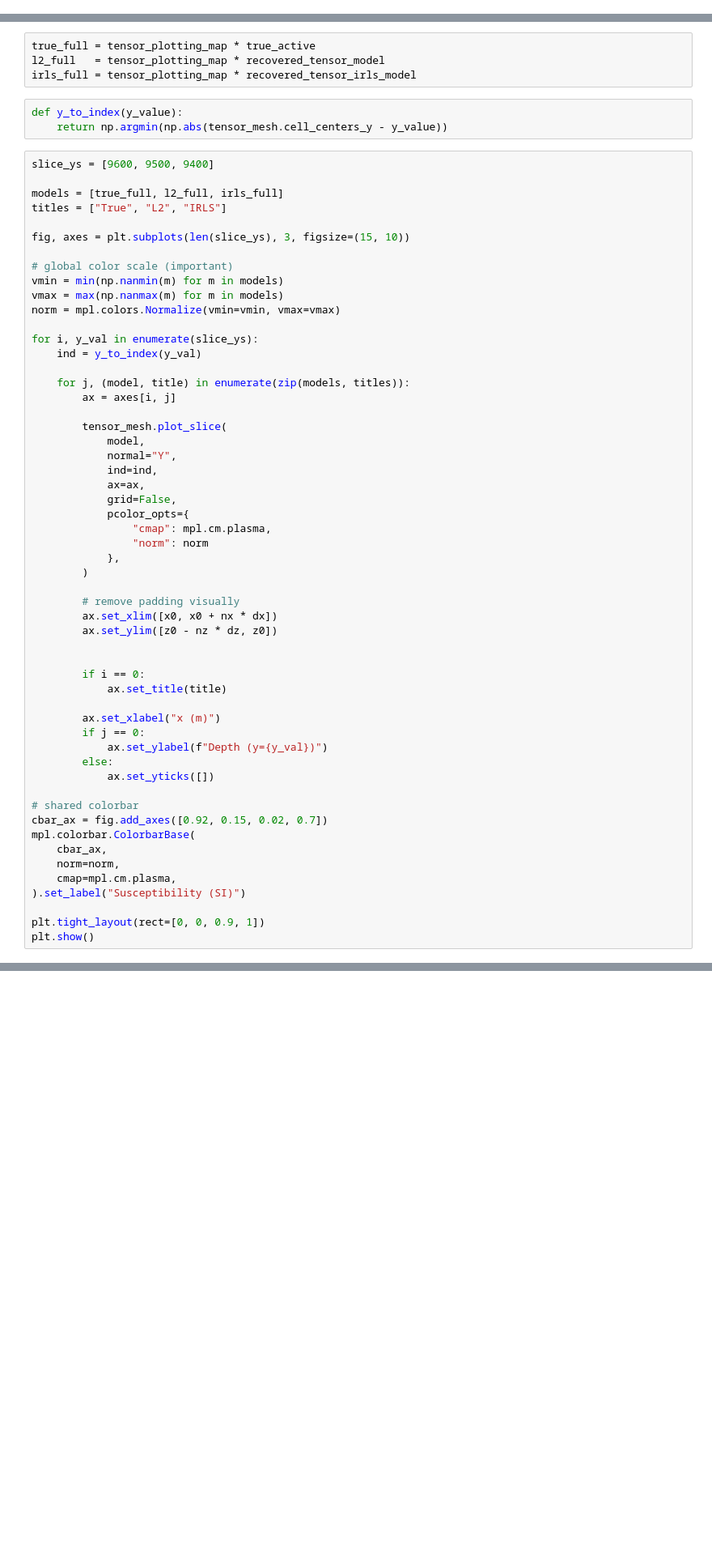
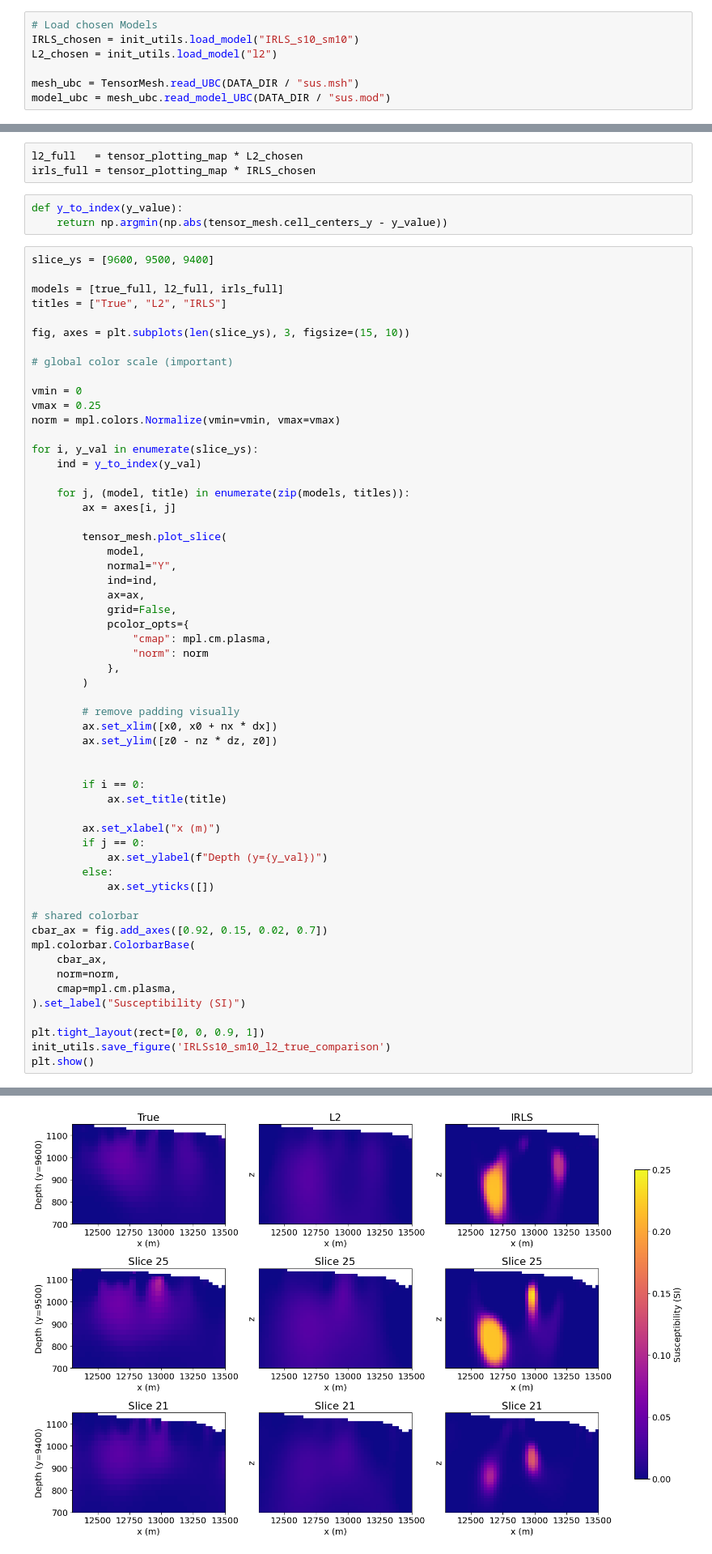
Before and after one commit to jtrustham/EOSC-454-Project-2026, a Jupyter notebook: notebooks/Mt_Milligan_Inversion.ipynb, the cells around one changed output, grey strips where cells are left out. Shown at 81% size. Cells and saved outputs as stored; diff of their text form; blank space fills up the shorter version.

```diff
--- a/notebooks/Mt_Milligan_Inversion.ipynb
+++ b/notebooks/Mt_Milligan_Inversion.ipynb
@@ -1096,3 +825,10 @@ model_ubc = mesh_ubc.read_model_UBC(DATA_DIR / "sus.mod")
+# %%
+# Load chosen Models
+IRLS_chosen = init_utils.load_model("IRLS_s10_sm10")
+L2_chosen = init_utils.load_model("l2")
+
+mesh_ubc = TensorMesh.read_UBC(DATA_DIR / "sus.msh")
+model_ubc = mesh_ubc.read_model_UBC(DATA_DIR / "sus.mod")
 # %%
 points = mesh_ubc.gridCC
 values = model_ubc
@@ -1107,9 +843,8 @@ interp_model = model_ubc[inds]
 true_active = interp_model[active_cells]
 true_full = tensor_plotting_map * true_active
 # %%
-true_full = tensor_plotting_map * true_active
-l2_full   = tensor_plotting_map * recovered_tensor_model
-irls_full = tensor_plotting_map * recovered_tensor_irls_model
+l2_full   = tensor_plotting_map * L2_chosen
+irls_full = tensor_plotting_map * IRLS_chosen
 # %%
 def y_to_index(y_value):
     return np.argmin(np.abs(tensor_mesh.cell_centers_y - y_value))
@@ -1122,8 +857,9 @@ titles = ["True", "L2", "IRLS"]
 fig, axes = plt.subplots(len(slice_ys), 3, figsize=(15, 10))
 
 # global color scale (important)
-vmin = min(np.nanmin(m) for m in models)
-vmax = max(np.nanmax(m) for m in models)
+
+vmin = 0
+vmax = 0.25
 norm = mpl.colors.Normalize(vmin=vmin, vmax=vmax)
 
 for i, y_val in enumerate(slice_ys):
@@ -1167,4 +903,6 @@ mpl.colorbar.ColorbarBase(
 ).set_label("Susceptibility (SI)")
 
 plt.tight_layout(rect=[0, 0, 0.9, 1])
+init_utils.save_figure('IRLSs10_sm10_l2_true_comparison')
 plt.show()
+# %% [output]
@@ -1171 +910,2 @@ plt.show()
+[figure, added]
 # %%
```
Also changed, not shown: parts of 85 cells of this notebook, 3 other files.
